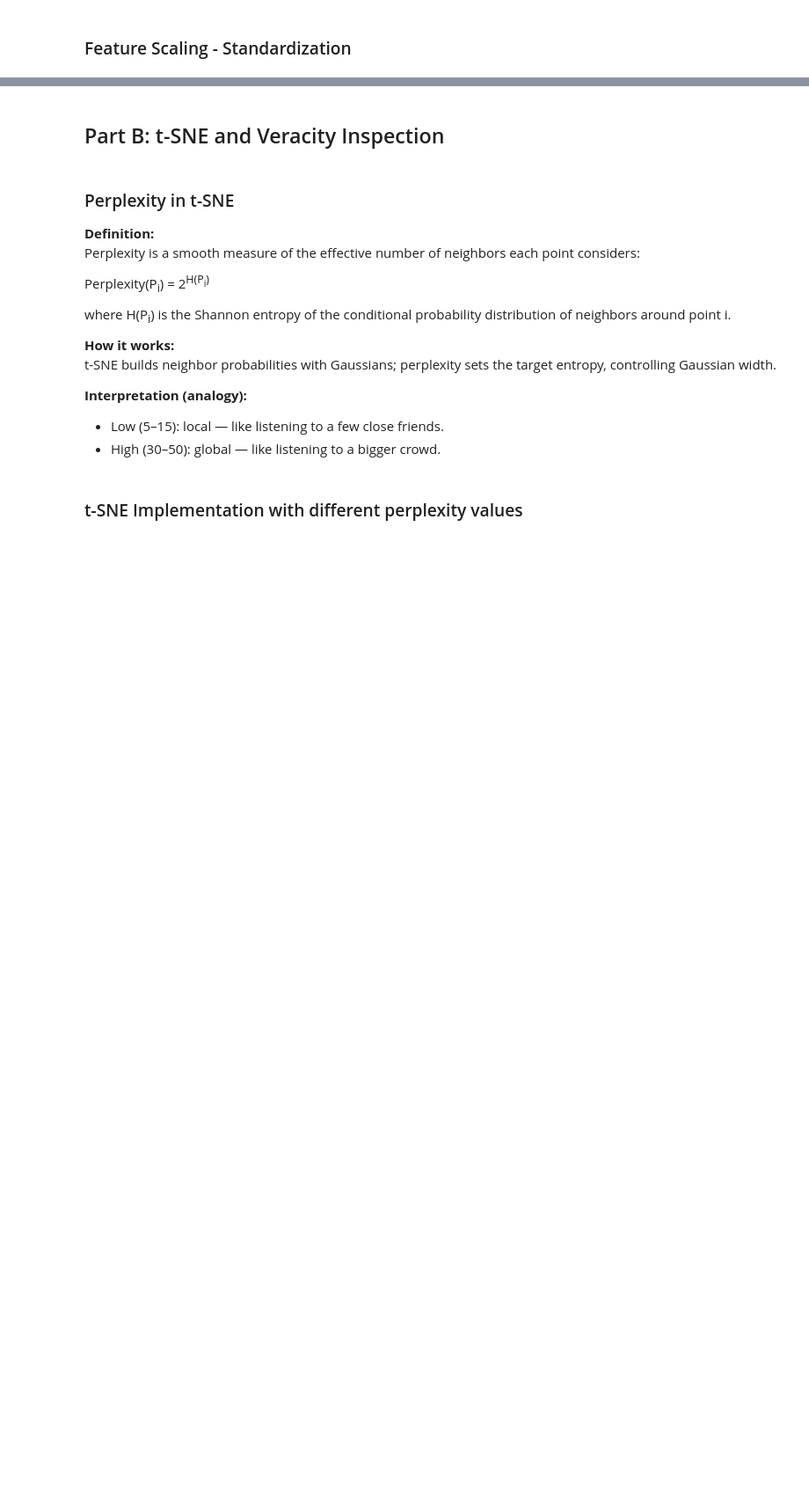
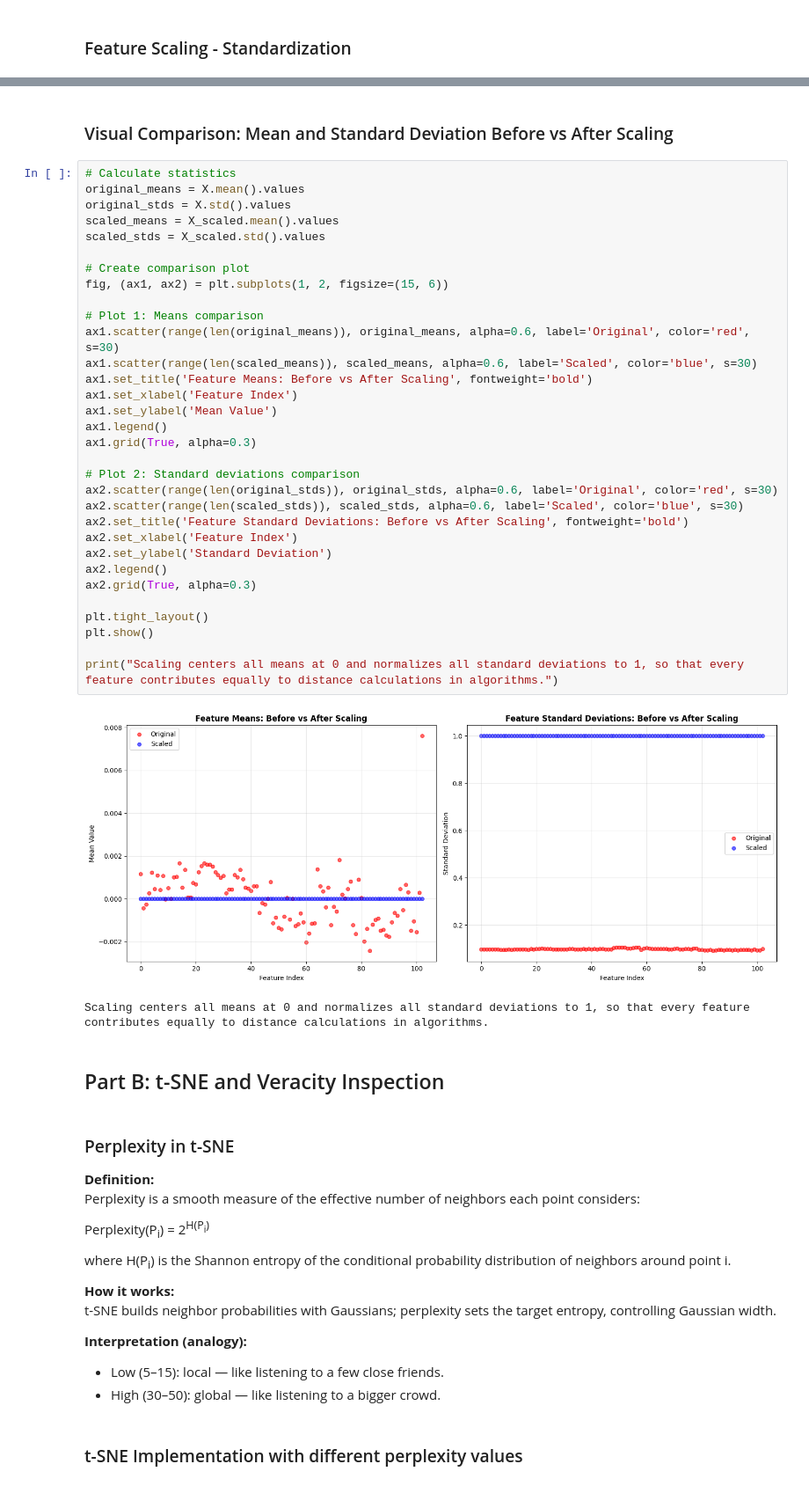
Before and after one commit to ha-rish-23/assignment-5-ha-rish-23, a Jupyter notebook: solution.ipynb, the cells around one changed output, grey strips where cells are left out. Shown at 88% size. Cells and saved outputs as stored; diff of their text form; blank space fills up the shorter version.

```diff
--- a/solution.ipynb
+++ b/solution.ipynb
@@ -188,5 +159,42 @@ Feature max values range: 1.568501 to 7.516607
 Original X shape: (2417, 103)
 Scaled X shape: (2417, 103)
+# %% [markdown]
+### Visual Comparison: Mean and Standard Deviation Before vs After Scaling
+# %%
+# Calculate statistics
+original_means = X.mean().values
+original_stds = X.std().values
+scaled_means = X_scaled.mean().values
+scaled_stds = X_scaled.std().values
+
+# Create comparison plot
+fig, (ax1, ax2) = plt.subplots(1, 2, figsize=(15, 6))
+
+# Plot 1: Means comparison
+ax1.scatter(range(len(original_means)), original_means, alpha=0.6, label='Original', color='red', s=30)
+ax1.scatter(range(len(scaled_means)), scaled_means, alpha=0.6, label='Scaled', color='blue', s=30)
+ax1.set_title('Feature Means: Before vs After Scaling', fontweight='bold')
+ax1.set_xlabel('Feature Index')
+ax1.set_ylabel('Mean Value')
+ax1.legend()
+ax1.grid(True, alpha=0.3)
+
+# Plot 2: Standard deviations comparison
+ax2.scatter(range(len(original_stds)), original_stds, alpha=0.6, label='Original', color='red', s=30)
+ax2.scatter(range(len(scaled_stds)), scaled_stds, alpha=0.6, label='Scaled', color='blue', s=30)
+ax2.set_title('Feature Standard Deviations: Before vs After Scaling', fontweight='bold')
+ax2.set_xlabel('Feature Index')
+ax2.set_ylabel('Standard Deviation')
+ax2.legend()
+ax2.grid(True, alpha=0.3)
+
+plt.tight_layout()
+plt.show()
+
+print("Scaling centers all means at 0 and normalizes all standard deviations to 1, so that every feature contributes equally to distance calculations in algorithms.")
+# %% [output]
+[figure, added]
+Scaling centers all means at 0 and normalizes all standard deviations to 1, so that every feature contributes equally to distance calculations in algorithms.
 # %% [markdown]
 ## Part B: t-SNE and Veracity Inspection
 # %% [markdown]
```
Also changed, not shown: parts of 15 cells of this notebook, 1 other file.
